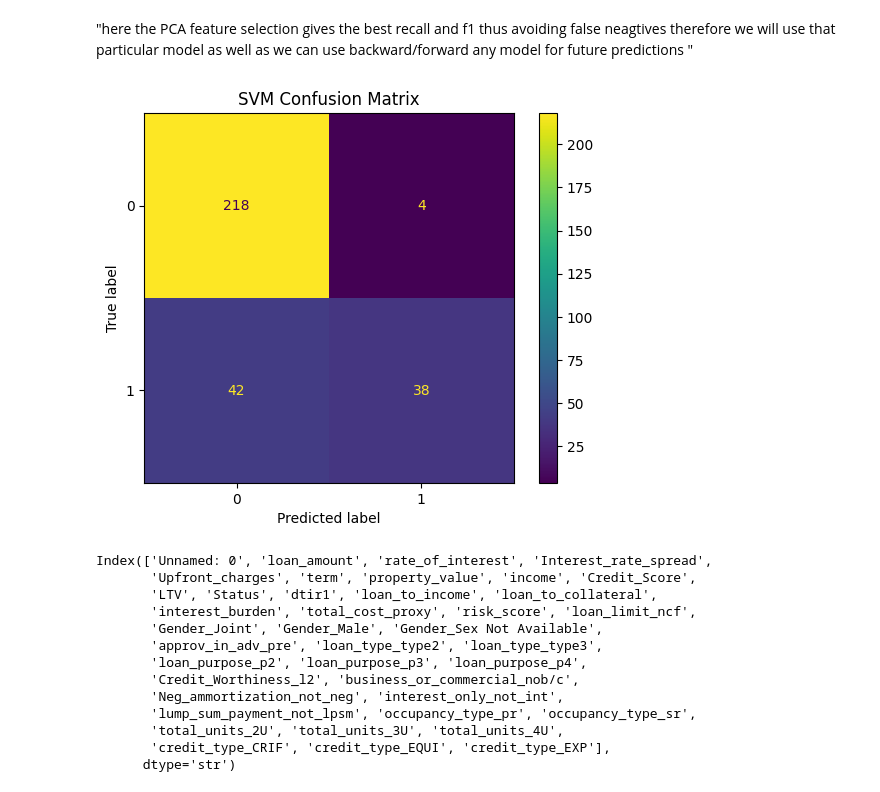
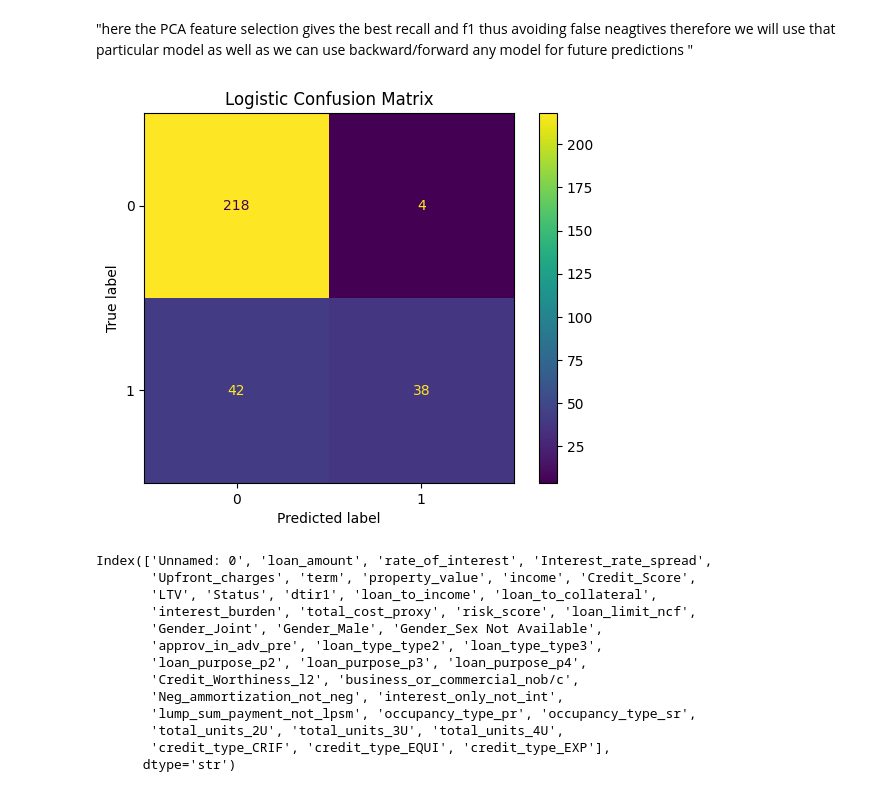
Before and after one commit to uv-11/Loan_app, a Jupyter notebook: Phase-2/Logistic.ipynb, the cells around one changed output. Cells and saved outputs as stored; diff of their text form; code cells hidden in the pictures.

Commit message:
Logistic regression model trained

```diff
--- a/Phase-2/Logistic.ipynb
+++ b/Phase-2/Logistic.ipynb
@@ -224,11 +224,11 @@ Confusion Matrix:
 # %%
 from sklearn.metrics import ConfusionMatrixDisplay
 import matplotlib.pyplot as plt
 ConfusionMatrixDisplay.from_predictions(y_test, y_pred)
-plt.title("SVM Confusion Matrix")
+plt.title("Logistic Confusion Matrix")
 plt.show()
 # %% [output]
-[figure, old version]
+[figure, new version]
 # %%
 all_features=df.columns
 print(all_features)
```
